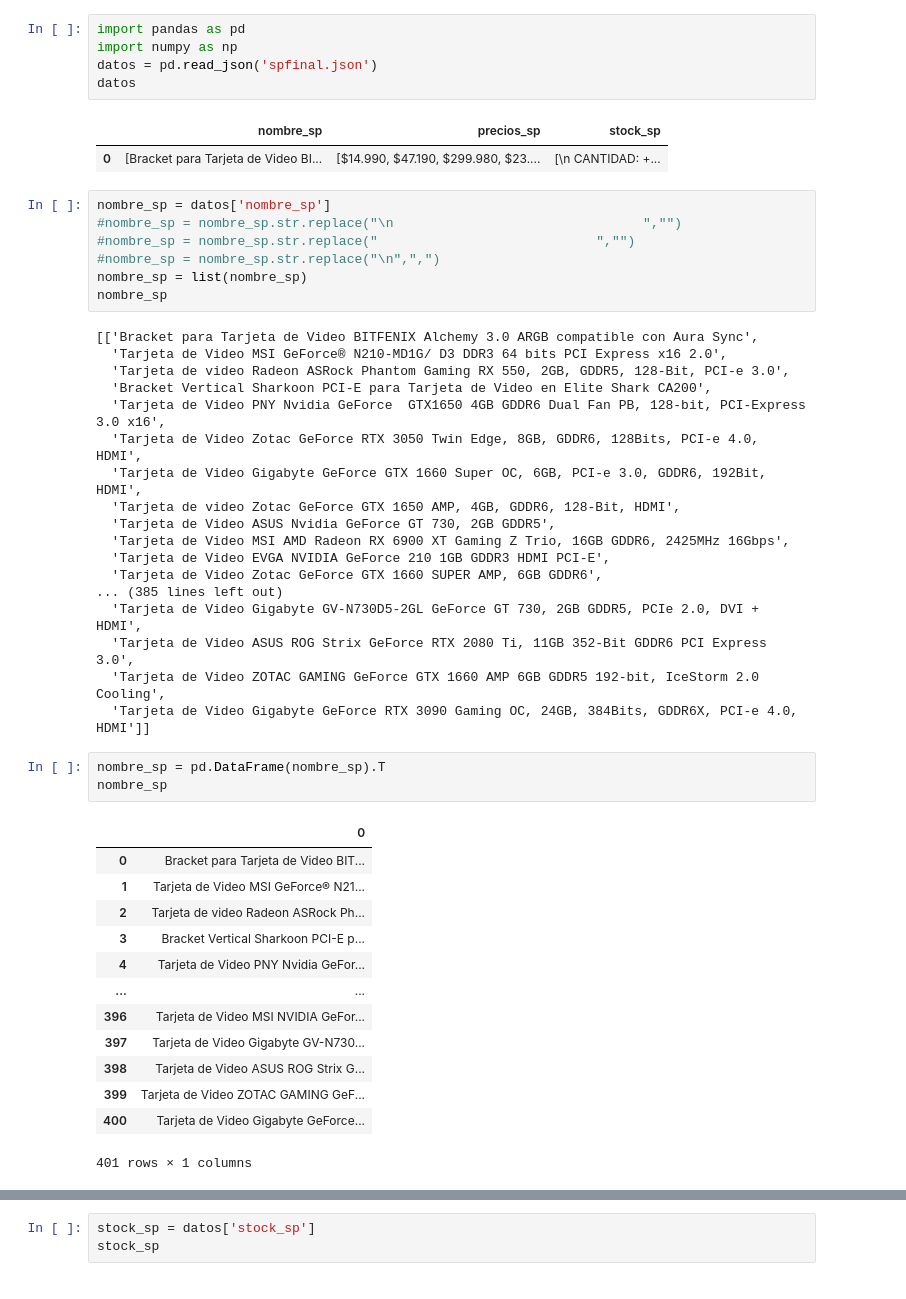
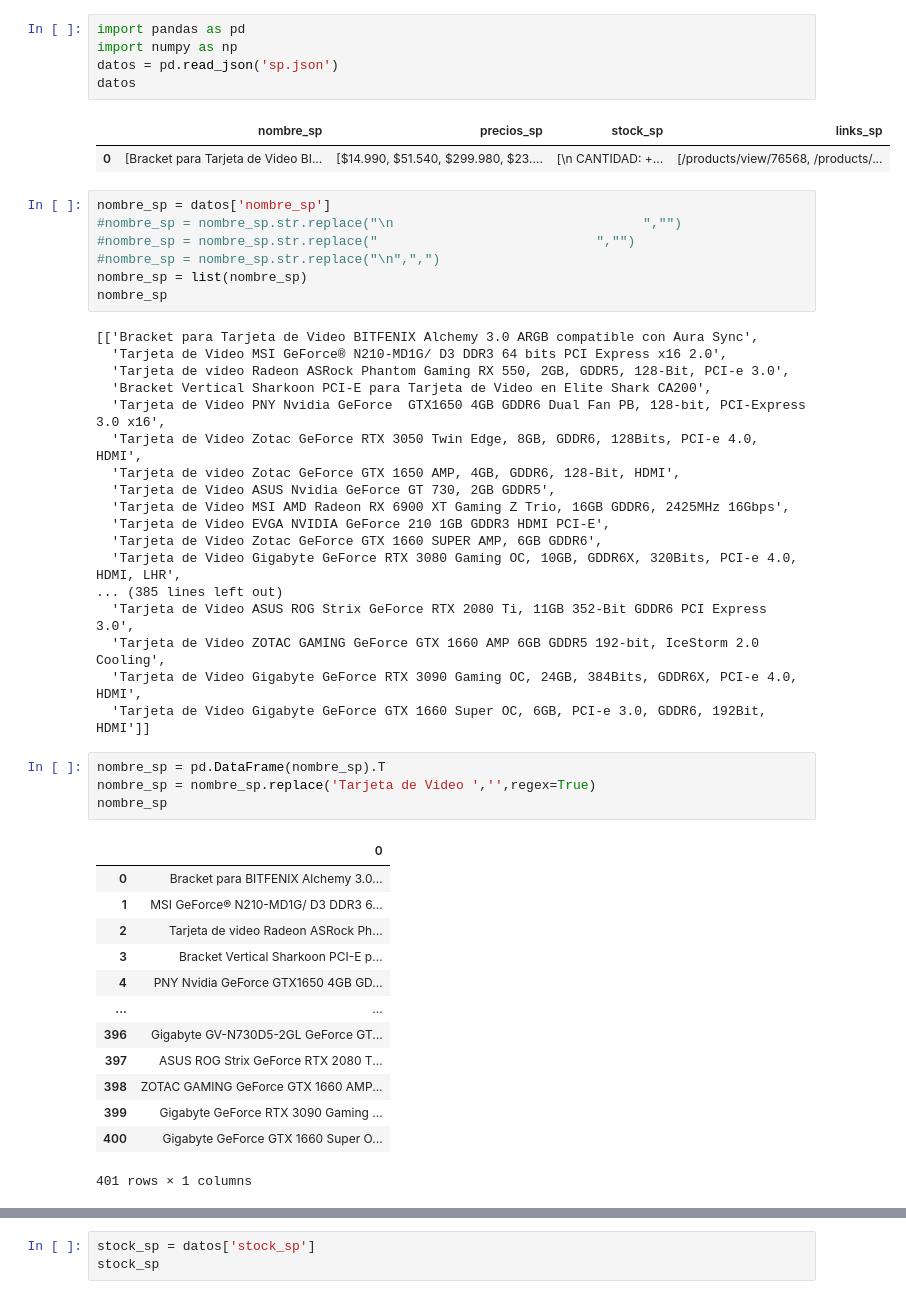
Before and after one commit to cristian-data-science/webscraper_chile_video_cards, a Jupyter notebook: video_cards/limpiadorFullSPDigital.ipynb, the cells around one changed output, grey strips where cells are left out. Cells and saved outputs as stored; diff of their text form.

```diff
--- a/video_cards/limpiadorFullSPDigital.ipynb
+++ b/video_cards/limpiadorFullSPDigital.ipynb
@@ -1,11 +1,11 @@
 # %%
 import pandas as pd
 import numpy as np
-datos = pd.read_json('spfinal.json')
+datos = pd.read_json('sp.json')
 datos
 # %% [output]
-|  | nombre_sp | precios_sp | stock_sp |
-| 0 | [Bracket para Tarjeta de Video BI... | [$14.990, $47.190, $299.980, $23.... | [\n CANTIDAD: +... |
+|  | nombre_sp | precios_sp | stock_sp | links_sp |
+| 0 | [Bracket para Tarjeta de Video BI... | [$14.990, $51.540, $299.980, $23.... | [\n CANTIDAD: +... | [/products/view/76568, /products/... |
 # %%
 nombre_sp = datos['nombre_sp']
 #nombre_sp = nombre_sp.str.replace("\n                                ","")
@@ -20,33 +20,34 @@ nombre_sp
   'Bracket Vertical Sharkoon PCI-E para Tarjeta de Video en Elite Shark CA200',
   'Tarjeta de Video PNY Nvidia GeForce  GTX1650 4GB GDDR6 Dual Fan PB, 128-bit, PCI-Express 3.0 x16',
   'Tarjeta de Video Zotac GeForce RTX 3050 Twin Edge, 8GB, GDDR6, 128Bits, PCI-e 4.0, HDMI',
-  'Tarjeta de Video Gigabyte GeForce GTX 1660 Super OC, 6GB, PCI-e 3.0, GDDR6, 192Bit, HDMI',
   'Tarjeta de video Zotac GeForce GTX 1650 AMP, 4GB, GDDR6, 128-Bit, HDMI',
   'Tarjeta de Video ASUS Nvidia GeForce GT 730, 2GB GDDR5',
   'Tarjeta de Video MSI AMD Radeon RX 6900 XT Gaming Z Trio, 16GB GDDR6, 2425MHz 16Gbps',
   'Tarjeta de Video EVGA NVIDIA GeForce 210 1GB GDDR3 HDMI PCI-E',
   'Tarjeta de Video Zotac GeForce GTX 1660 SUPER AMP, 6GB GDDR6',
+  'Tarjeta de Video Gigabyte GeForce RTX 3080 Gaming OC, 10GB, GDDR6X, 320Bits, PCI-e 4.0, HDMI, LHR',
 ... (385 lines left out)
-  'Tarjeta de Video Gigabyte GV-N730D5-2GL GeForce GT 730, 2GB GDDR5, PCIe 2.0, DVI + HDMI',
   'Tarjeta de Video ASUS ROG Strix GeForce RTX 2080 Ti, 11GB 352-Bit GDDR6 PCI Express 3.0',
   'Tarjeta de Video ZOTAC GAMING GeForce GTX 1660 AMP 6GB GDDR5 192-bit, IceStorm 2.0 Cooling',
-  'Tarjeta de Video Gigabyte GeForce RTX 3090 Gaming OC, 24GB, 384Bits, GDDR6X, PCI-e 4.0, HDMI']]
+  'Tarjeta de Video Gigabyte GeForce RTX 3090 Gaming OC, 24GB, 384Bits, GDDR6X, PCI-e 4.0, HDMI',
+  'Tarjeta de Video Gigabyte GeForce GTX 1660 Super OC, 6GB, PCI-e 3.0, GDDR6, 192Bit, HDMI']]
 # %%
 nombre_sp = pd.DataFrame(nombre_sp).T
+nombre_sp = nombre_sp.replace('Tarjeta de Video ','',regex=True)
 nombre_sp
 # %% [output]
 |  | 0 |
-| 0 | Bracket para Tarjeta de Video BIT... |
-| 1 | Tarjeta de Video MSI GeForce® N21... |
+| 0 | Bracket para BITFENIX Alchemy 3.0... |
+| 1 | MSI GeForce® N210-MD1G/ D3 DDR3 6... |
 | 2 | Tarjeta de video Radeon ASRock Ph... |
 | 3 | Bracket Vertical Sharkoon PCI-E p... |
-| 4 | Tarjeta de Video PNY Nvidia GeFor... |
+| 4 | PNY Nvidia GeForce GTX1650 4GB GD... |
 | ... | ... |
-| 396 | Tarjeta de Video MSI NVIDIA GeFor... |
-| 397 | Tarjeta de Video Gigabyte GV-N730... |
-| 398 | Tarjeta de Video ASUS ROG Strix G... |
-| 399 | Tarjeta de Video ZOTAC GAMING GeF... |
-| 400 | Tarjeta de Video Gigabyte GeForce... |
+| 396 | Gigabyte GV-N730D5-2GL GeForce GT... |
+| 397 | ASUS ROG Strix GeForce RTX 2080 T... |
+| 398 | ZOTAC GAMING GeForce GTX 1660 AMP... |
+| 399 | Gigabyte GeForce RTX 3090 Gaming ... |
+| 400 | Gigabyte GeForce GTX 1660 Super O... |
 401 rows × 1 columns
 # %%
 precios_sp = datos['precios_sp']
```
Also changed, not shown: parts of 8 cells of this notebook, 9 other files.
